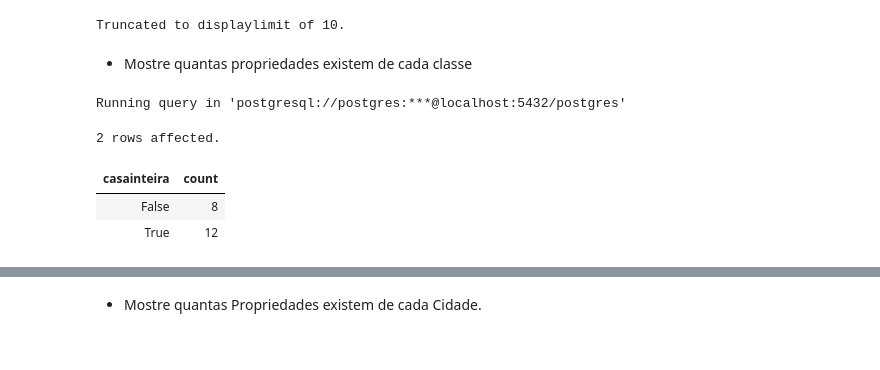
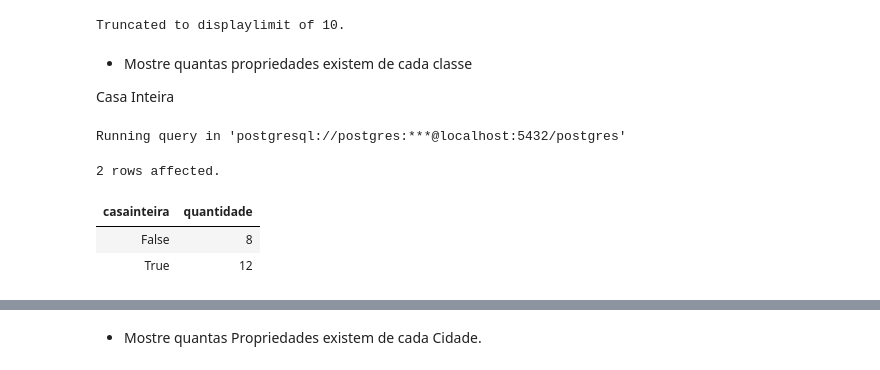
Before and after one commit to MiguelHenri/SCC0240, a Jupyter notebook: t1.ipynb, the cells around one changed output, grey strips where cells are left out. Drawn from its saved outputs; the diff is of its cells as text; code cells hidden in the pictures.

```diff
--- a/t1.ipynb
+++ b/t1.ipynb
@@ -187,13 +187,16 @@ Running query in 'postgresql://postgres:***@localhost:5432/postgres'
 Truncated to displaylimit of 10.
 # %% [markdown]
 - Mostre quantas propriedades existem de cada classe
+
+Casa Inteira
 # %%
 %%sql
-SELECT CasaInteira, COUNT(*) FROM Propriedades
+SELECT CasaInteira, COUNT(*) AS Quantidade
+FROM Propriedades
 GROUP BY CasaInteira;
 # %% [output]
 Running query in 'postgresql://postgres:***@localhost:5432/postgres'
 2 rows affected.
-| casainteira | count |
+| casainteira | quantidade |
 | False | 8 |
 | True | 12 |
```
Also changed, not shown: parts of 6 cells of this notebook.
